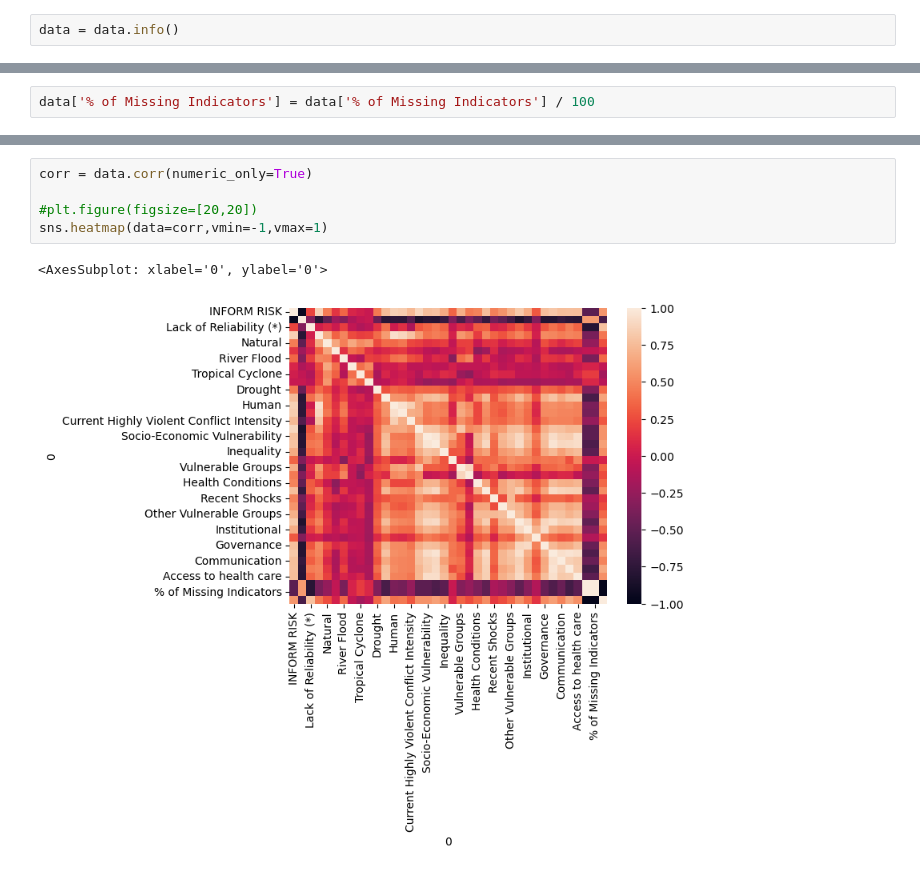
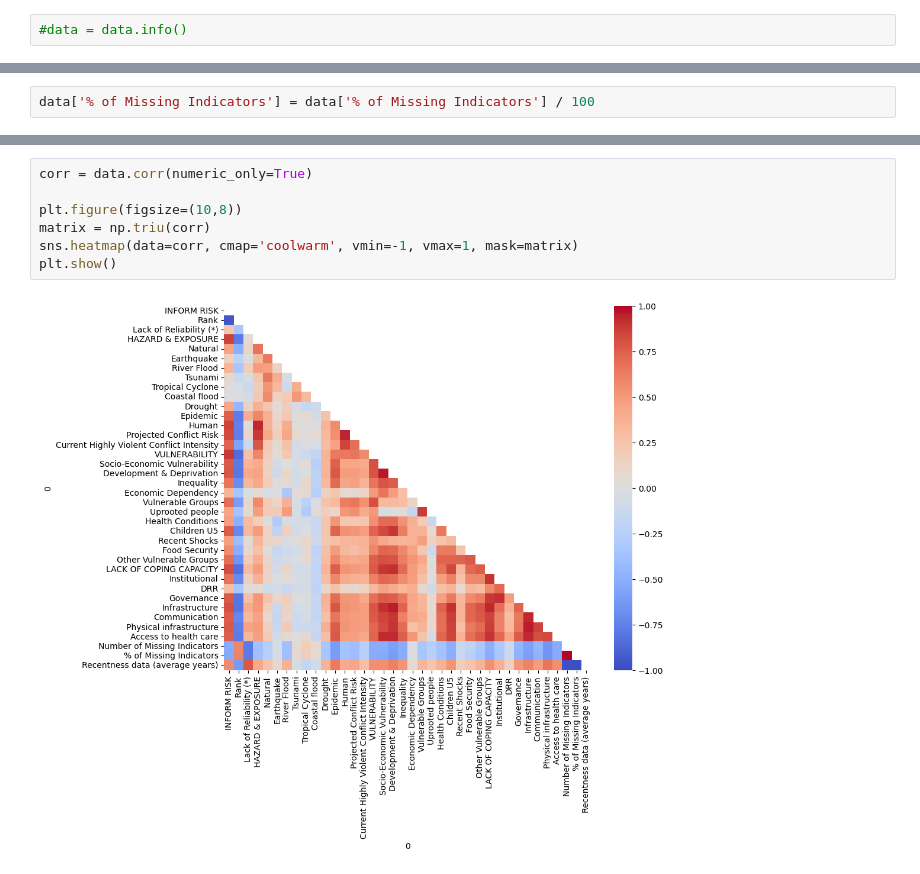
Before and after one commit to eleanoralvarez/Predicting-Humanitarian-Crisis, a Jupyter notebook: EDA-RISK2024.ipynb, the cells around one changed output, grey strips where cells are left out. Drawn from its saved outputs; the diff is of its cells as text.

```diff
--- a/EDA-RISK2024.ipynb
+++ b/EDA-RISK2024.ipynb
@@ -34,6 +40,6 @@ data.head()
 5 rows × 42 columns
 # %%
-data = data.info()
+#data = data.info()
 # %%
 pd.options.display.max_rows = 1000
 # %% [markdown]
@@ -145,8 +96,9 @@ Name: COUNTRY, dtype: object
 # %%
 corr = data.corr(numeric_only=True)
 
-#plt.figure(figsize=[20,20])
-sns.heatmap(data=corr,vmin=-1,vmax=1)
+plt.figure(figsize=(10,8))
+matrix = np.triu(corr)
+sns.heatmap(data=corr, cmap='coolwarm', vmin=-1, vmax=1, mask=matrix)
+plt.show()
 # %% [output]
-<AxesSubplot: xlabel='0', ylabel='0'>
-[figure, old version]
+[figure, new version]
```
Also changed, not shown: parts of 28 cells of this notebook.
